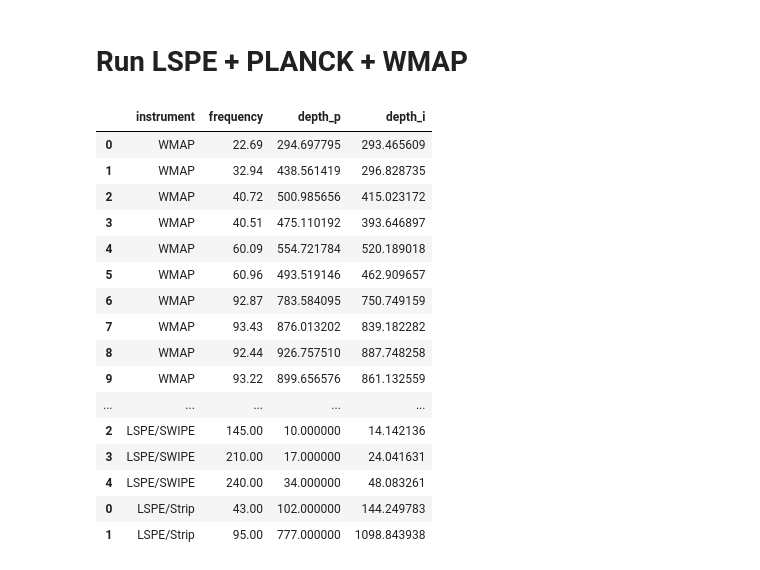
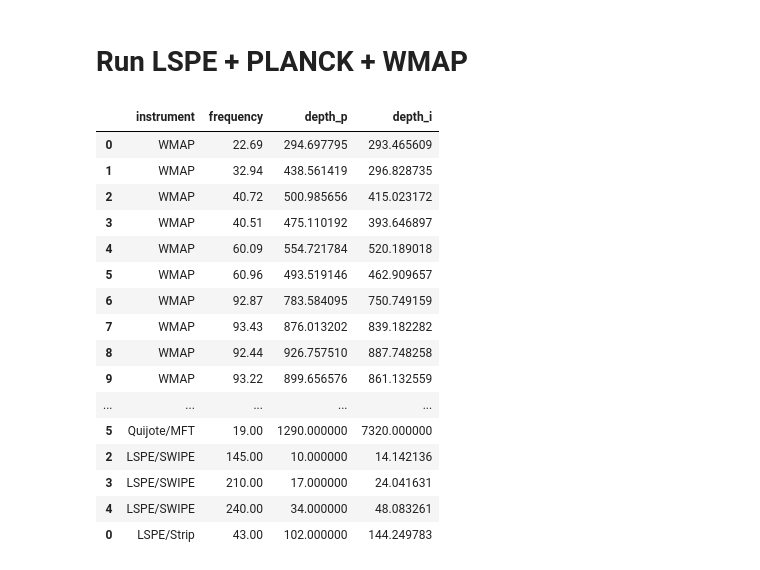
Before and after one commit to teob97/Master-Thesis-Pipeline, a Jupyter notebook: notebooks/fgbuster_run.ipynb, the cells around one changed output. Cells and saved outputs as stored; diff of their text form; code cells hidden in the pictures.

```diff
--- a/notebooks/fgbuster_run.ipynb
+++ b/notebooks/fgbuster_run.ipynb
@@ -63,38 +63,38 @@ run (generic function with 1 method)
 # %%
 wmap = read_pickle("../instruments/wmap_instrument.pkl")
 planck = read_pickle("../instruments/planck_instrument.pkl")
 quijote = read_pickle("../instruments/quijote_instrument.pkl")
 swipe = read_pickle("../instruments/lspe_swipe_instrument.pkl")
 strip = read_pickle("../instruments/lspe_strip_instrument.pkl")
 
-#strip = Pandas.query(strip, :(frequency==43.0))
+strip = Pandas.query(strip, :(frequency==43.0))
 #wmap = Pandas.query(wmap, :(frequency==22.69))
 #planck = Pandas.query(planck, :(frequency==28.4))
 
 columns = ["instrument", "frequency", "depth_p", "depth_i"]
 
 instruments = concat([wmap, planck, quijote, swipe, strip])
 #instruments = concat([wmap, planck, strip, swipe])
 
 instruments = instruments[columns]
 instruments
 # %% [output]
 |  | instrument | frequency | depth_p | depth_i |
 | 0 | WMAP | 22.69 | 294.697795 | 293.465609 |
 | 1 | WMAP | 32.94 | 438.561419 | 296.828735 |
 | 2 | WMAP | 40.72 | 500.985656 | 415.023172 |
 | 3 | WMAP | 40.51 | 475.110192 | 393.646897 |
 | 4 | WMAP | 60.09 | 554.721784 | 520.189018 |
 | 5 | WMAP | 60.96 | 493.519146 | 462.909657 |
 | 6 | WMAP | 92.87 | 783.584095 | 750.749159 |
 | 7 | WMAP | 93.43 | 876.013202 | 839.182282 |
 | 8 | WMAP | 92.44 | 926.757510 | 887.748258 |
 | 9 | WMAP | 93.22 | 899.656576 | 861.132559 |
 | ... | ... | ... | ... | ... |
+| 5 | Quijote/MFT | 19.00 | 1290.000000 | 7320.000000 |
 | 2 | LSPE/SWIPE | 145.00 | 10.000000 | 14.142136 |
 | 3 | LSPE/SWIPE | 210.00 | 17.000000 | 24.041631 |
 | 4 | LSPE/SWIPE | 240.00 | 34.000000 | 48.083261 |
 | 0 | LSPE/Strip | 43.00 | 102.000000 | 144.249783 |
-| 1 | LSPE/Strip | 95.00 | 777.000000 | 1098.843938 |
 # %%
 run(instruments, "lspe_planck_wmap")
```
Also changed, not shown: 2 other files.
